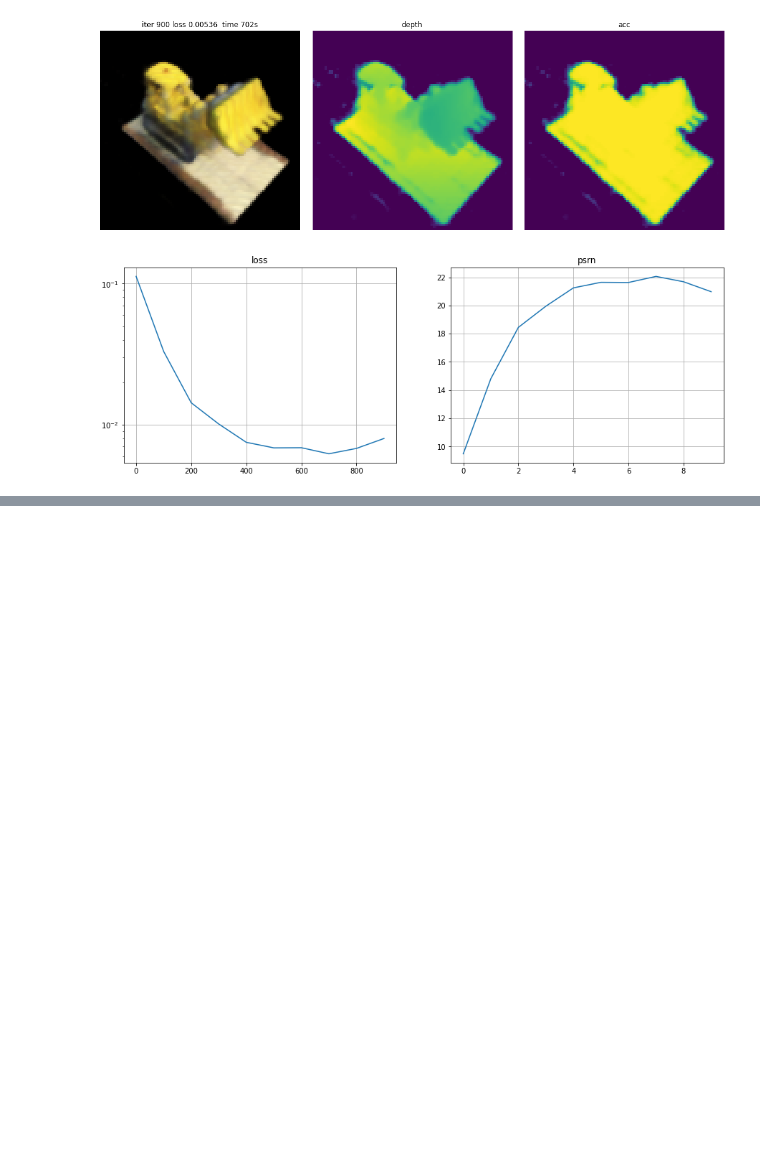
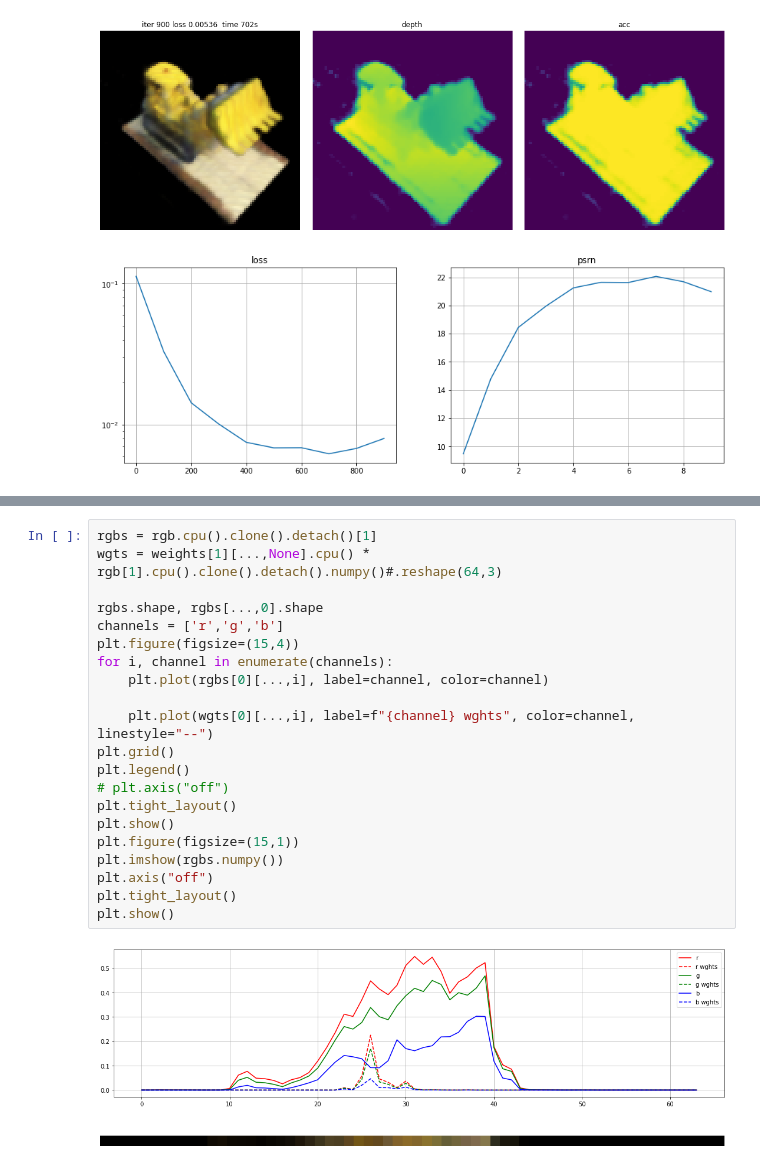
Before and after one commit to xvdp/nerf, a Jupyter notebook: tiny_nerf_pytorch.ipynb, the cells around one changed output, grey strips where cells are left out. Saved outputs shown, nothing was run; the diff lists cells and outputs as text; blank space fills up the shorter version.

```diff
--- a/tiny_nerf_pytorch.ipynb
+++ b/tiny_nerf_pytorch.ipynb
@@ -261,0 +531,24 @@ plt.show()
+# %%
+rgbs = rgb.cpu().clone().detach()[1]
+wgts = weights[1][...,None].cpu() * rgb[1].cpu().clone().detach().numpy()#.reshape(64,3)
+
+rgbs.shape, rgbs[...,0].shape
+channels = ['r','g','b']
+plt.figure(figsize=(15,4))
+for i, channel in enumerate(channels):
+    plt.plot(rgbs[0][...,i], label=channel, color=channel)
+
+    plt.plot(wgts[0][...,i], label=f"{channel} wghts", color=channel, linestyle="--")
+plt.grid()
+plt.legend()
+# plt.axis("off")
+plt.tight_layout()
+plt.show()
+plt.figure(figsize=(15,1))
+plt.imshow(rgbs.numpy())
+plt.axis("off")
+plt.tight_layout()
+plt.show()
+# %% [output]
+[figure, added]
+[figure, added]
```
Also changed, not shown: parts of 27 cells of this notebook.
